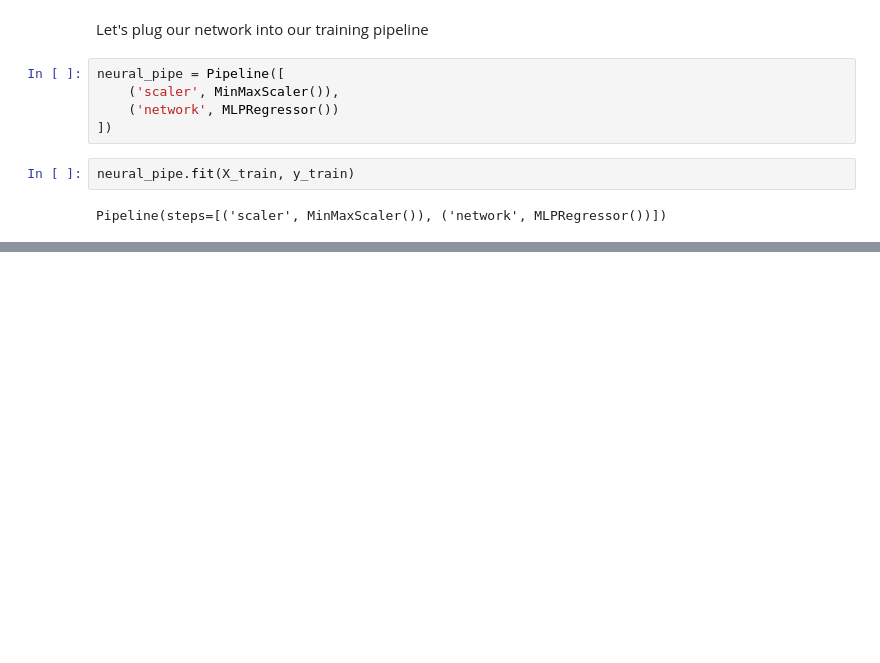
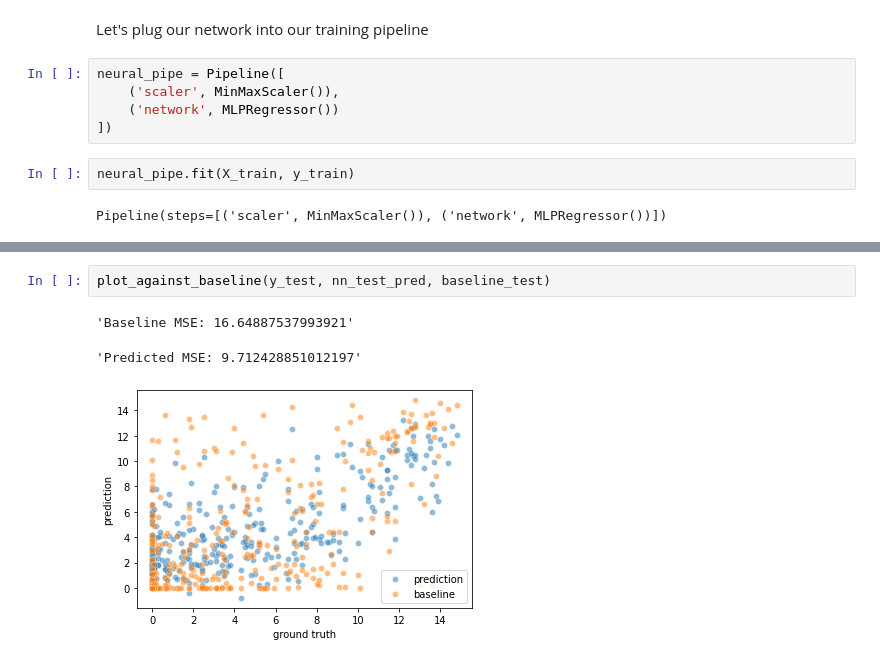
Before and after one commit to esciencecenter-digital-skills/SICSS-odissei-machine-learning, a Jupyter notebook: notebooks/5-Regression.ipynb, the cells around one changed output, grey strips where cells are left out. Cells and saved outputs as stored; diff of their text form; blank space fills up the shorter version.

```diff
--- a/notebooks/5-Regression.ipynb
+++ b/notebooks/5-Regression.ipynb
@@ -179,0 +182,6 @@ NameError: name 'baseline' is not defined
+# %%
+plot_against_baseline(y_test, nn_test_pred, baseline_test)
+# %% [output]
+'Baseline MSE: 16.64887537993921'
+'Predicted MSE: 9.712428851012197'
+[figure, added]
```
Also changed, not shown: parts of 1 cell of this notebook.
